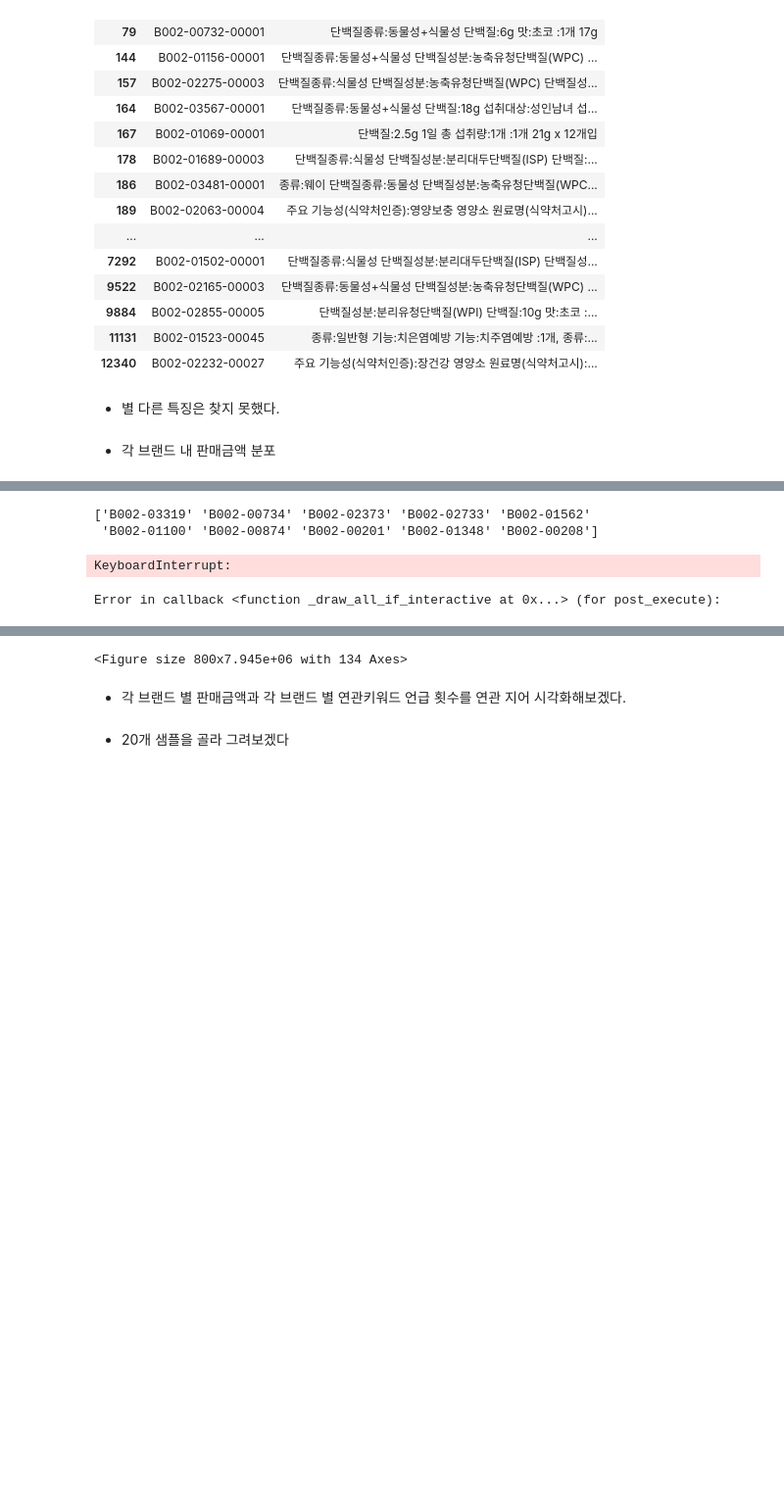
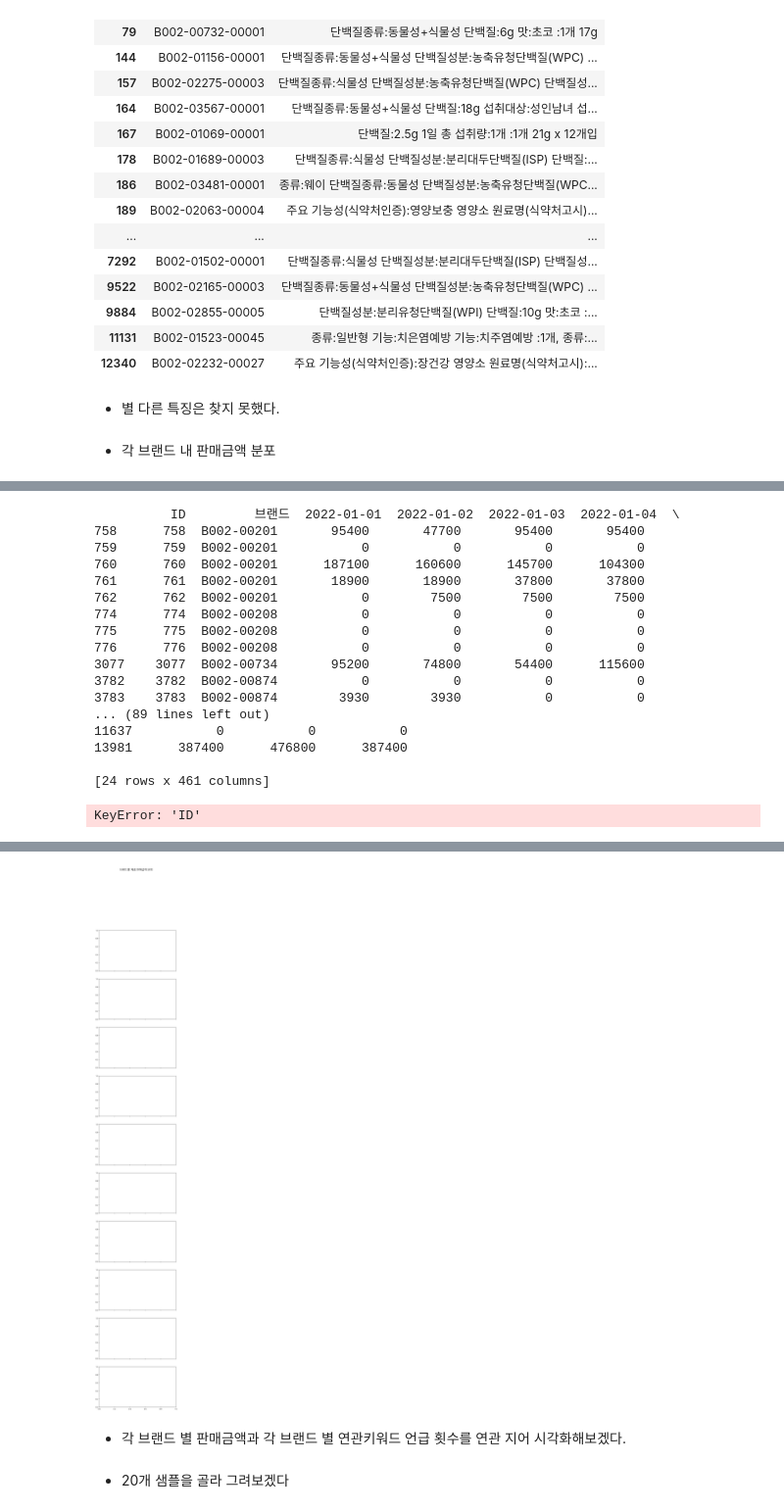
Before and after one commit to larcenous/LG-aimers, a Jupyter notebook: EDA.ipynb, the cells around one changed output, grey strips where cells are left out. Shown at 98% size. Saved outputs shown, nothing was run; the diff lists cells and outputs as text; code cells hidden in the pictures; blank space fills up the shorter version.

```diff
--- a/EDA.ipynb
+++ b/EDA.ipynb
@@ -480,21 +439,37 @@ grouped_sales[grouped_sales['브랜드'].isin(random_brand_)]
 grouped_sales = sales.drop(['제품','대분류','중분류','소분류'],axis=1,inplace=False)
 seed_everything(77)
 random_brand_ = np.random.choice(grouped_sales['브랜드'].unique(), size=10)
-print(random_brand_)
+print(grouped_sales[grouped_sales['브랜드'].isin(random_brand_)])
+grouped_sales = grouped_sales[grouped_sales['브랜드'].isin(random_brand_)].groupby('브랜드')
 
 fig, axs = plt.subplots(len(grouped_sales), figsize=(8, 5 * len(grouped_sales)), sharex=True)
 fig.suptitle('브랜드별 제품 판매금액 분포', fontsize=16)
 
 for i, (brand, group_df) in enumerate(grouped_sales) :
+    temp = group_df['ID']
     group_df = group_df.T
-    group_df.columns = group_df['ID']
+    group_df. = temp
     group_df.drop(index='ID',inplace = True)
     axs[i].hist(group_df['Sales'], bins=10, color='skyblue', alpha=0.7)
     axs[i].set_title(f'{brand}')
     axs[i].set_xlabel('판매금액')
     axs[i].set_ylabel('빈도수')
 # %% [output]
-['B002-03319' 'B002-00734' 'B002-02373' 'B002-02733' 'B002-01562'
- 'B002-01100' 'B002-00874' 'B002-00201' 'B002-01348' 'B002-00208']
+          ID         브랜드  2022-01-01  2022-01-02  2022-01-03  2022-01-04  \
+758      758  B002-00201       95400       47700       95400       95400
+759      759  B002-00201           0           0           0           0
+760      760  B002-00201      187100      160600      145700      104300
+761      761  B002-00201       18900       18900       37800       37800
+762      762  B002-00201           0        7500        7500        7500
+774      774  B002-00208           0           0           0           0
+775      775  B002-00208           0           0           0           0
+776      776  B002-00208           0           0           0           0
+3077    3077  B002-00734       95200       74800       54400      115600
+3782    3782  B002-00874           0           0           0           0
+3783    3783  B002-00874        3930        3930           0           0
+... (89 lines left out)
+11637           0           0           0
+13981      387400      476800      387400
+
+[24 rows x 461 columns]
-KeyboardInterrupt:
+KeyError: 'ID'
-Error in callback <function _draw_all_if_interactive at 0x...> (for post_execute):
@@ -503,4 +476,4 @@ ValueError: Image size of 800x7945000 pixels is too large. It must be less than
-<Figure size 800x7.945e+06 with 134 Axes>
+[figure, added]
 # %% [markdown]
 * 각 브랜드 별 판매금액과 각 브랜드 별 연관키워드 언급 횟수를 연관 지어 시각화해보겠다.
 # %%
```
Also changed, not shown: parts of 4 cells of this notebook.
